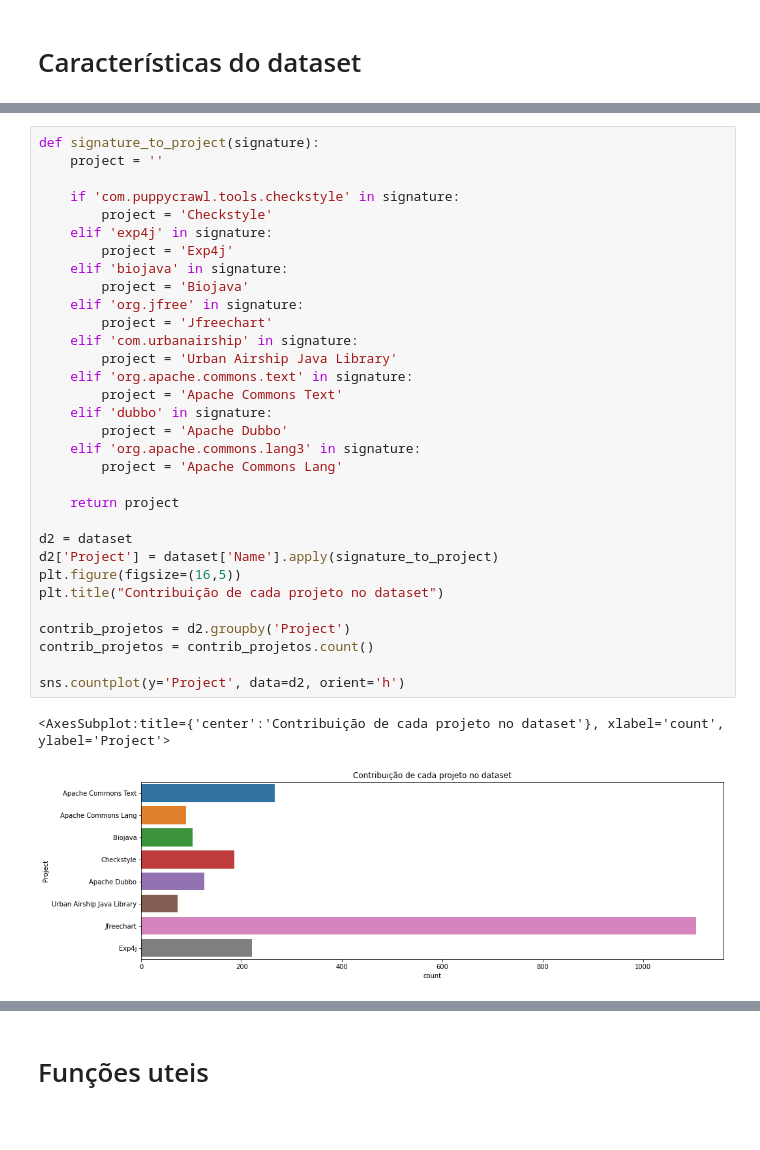
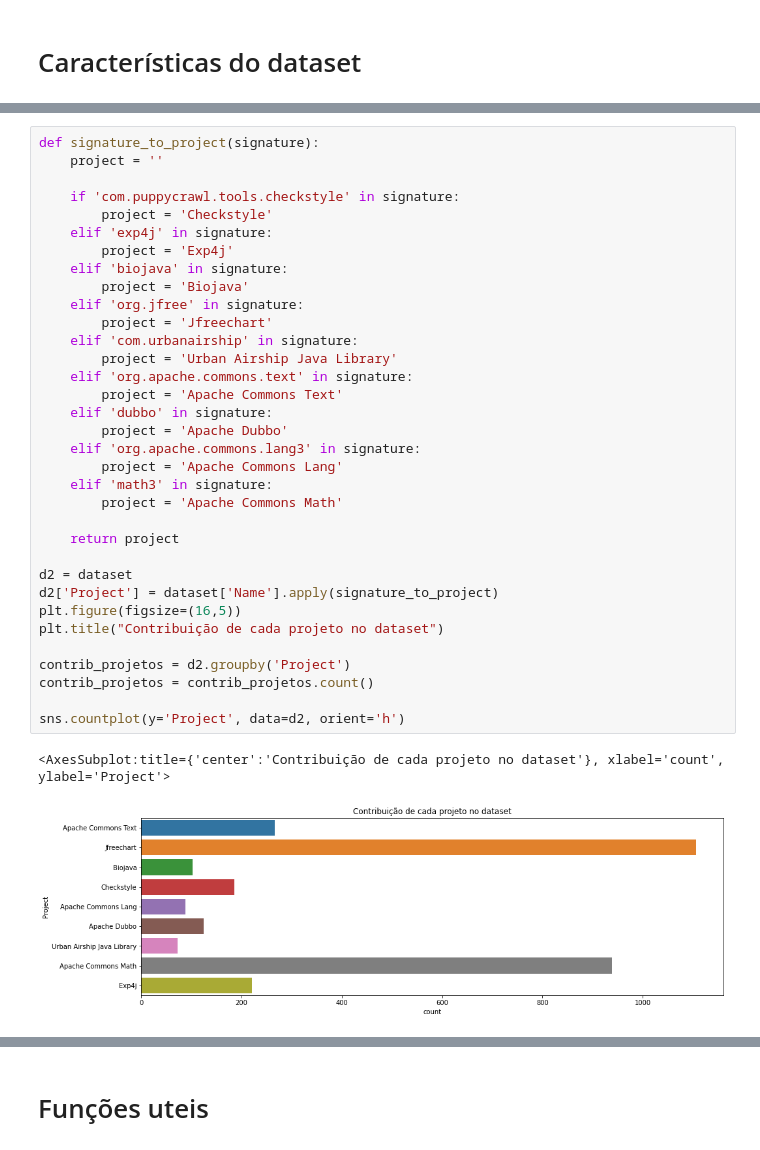
Before and after one commit to keslleylima/PPC-Prediction, a Jupyter notebook: ml-ppc.ipynb, the cells around one changed output, grey strips where cells are left out. Cells and saved outputs as stored; diff of their text form.

```diff
--- a/ml-ppc.ipynb
+++ b/ml-ppc.ipynb
@@ -109,34 +109,36 @@ def signature_to_project(signature):
     if 'com.puppycrawl.tools.checkstyle' in signature:
         project = 'Checkstyle'
     elif 'exp4j' in signature:
         project = 'Exp4j'
     elif 'biojava' in signature:
         project = 'Biojava'
     elif 'org.jfree' in signature:
         project = 'Jfreechart'
     elif 'com.urbanairship' in signature:
         project = 'Urban Airship Java Library'
     elif 'org.apache.commons.text' in signature:
         project = 'Apache Commons Text'
     elif 'dubbo' in signature:
         project = 'Apache Dubbo'
     elif 'org.apache.commons.lang3' in signature:
         project = 'Apache Commons Lang'
+    elif 'math3' in signature:
+        project = 'Apache Commons Math'
 
     return project
 
 d2 = dataset
 d2['Project'] = dataset['Name'].apply(signature_to_project)
 plt.figure(figsize=(16,5))
 plt.title("Contribuição de cada projeto no dataset")
 
 contrib_projetos = d2.groupby('Project')
 contrib_projetos = contrib_projetos.count()
 
 sns.countplot(y='Project', data=d2, orient='h')
 # %% [output]
 <AxesSubplot:title={'center':'Contribuição de cada projeto no dataset'}, xlabel='count', ylabel='Project'>
-[figure, old version]
+[figure, new version]
 # %%
 ax = sns.jointplot(x='EdgeCoverage', y='PrimePathCoverage', data=dataset, kind='scatter', color='purple')
 ax.set_axis_labels('Edge coverage', 'Prime Path Coverage')
```
Also changed, not shown: parts of 23 cells of this notebook, 1 other file.
